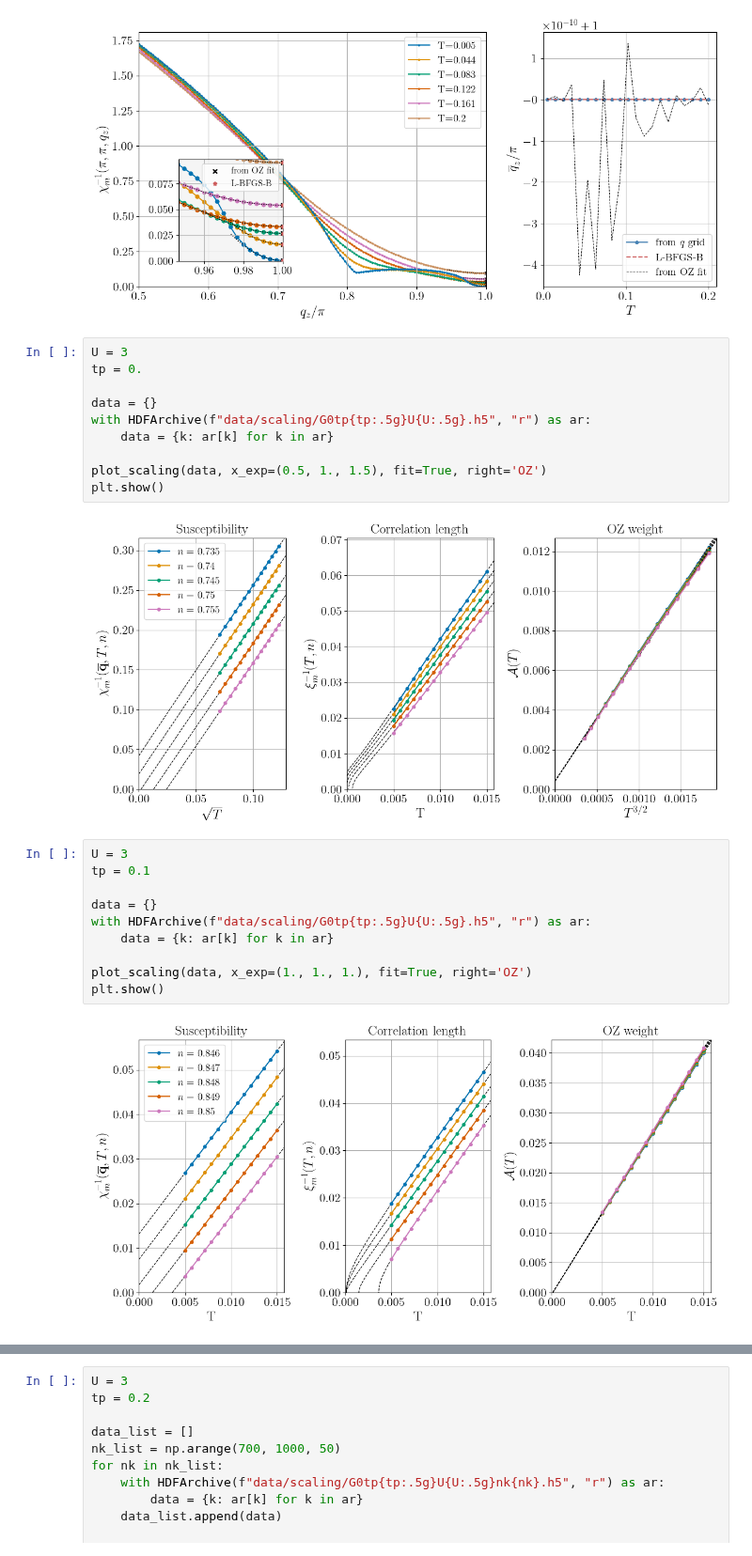
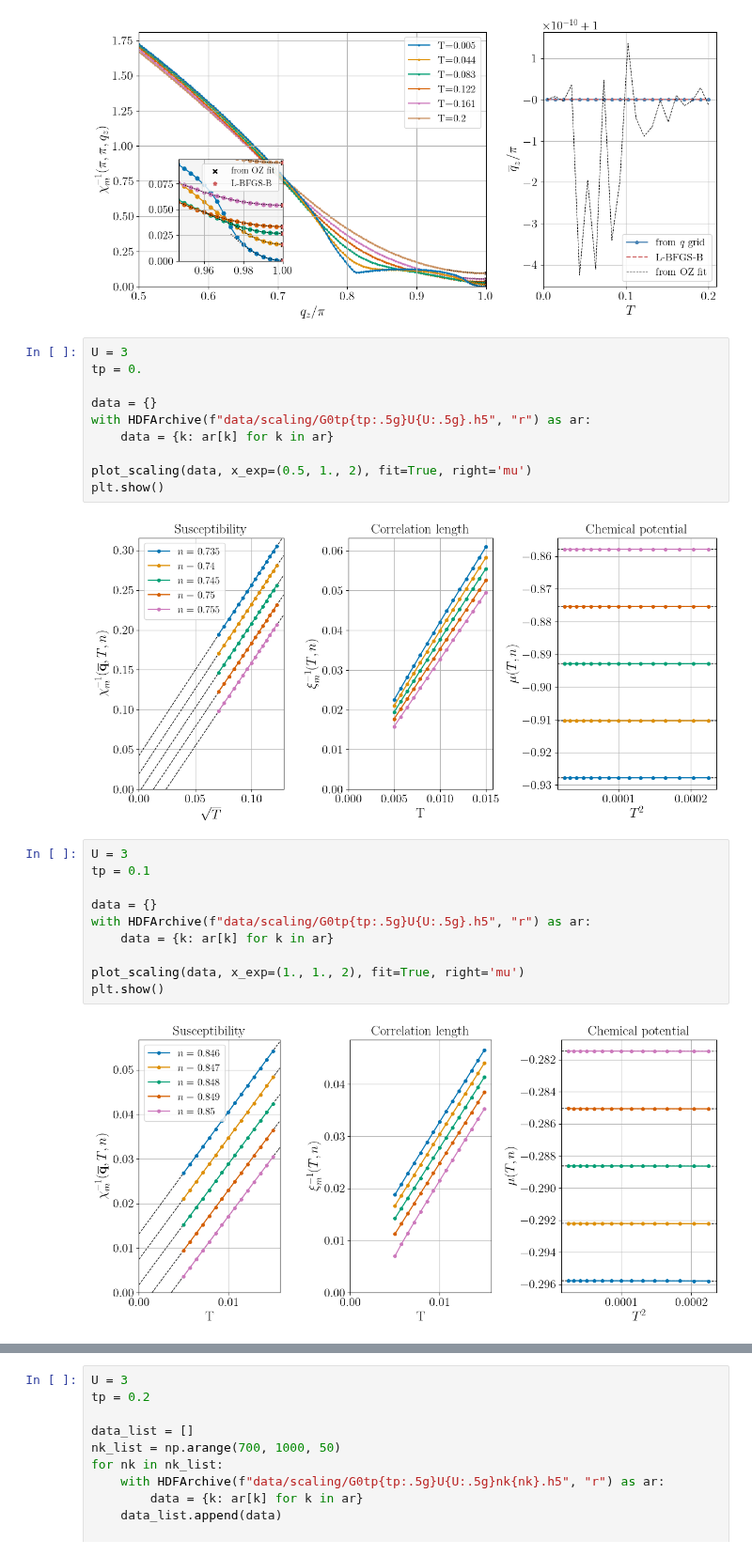
Before and after one commit to cctort/quantum_criticality, a Jupyter notebook: chi_rpa.ipynb, the cells around one changed output, grey strips where cells are left out. Shown at 94% size. Drawn from its saved outputs; the diff is of its cells as text.

```diff
--- a/chi_rpa.ipynb
+++ b/chi_rpa.ipynb
@@ -287,22 +287,22 @@ data = {}
 with HDFArchive(f"data/scaling/G0tp{tp:.5g}U{U:.5g}.h5", "r") as ar:
     data = {k: ar[k] for k in ar}
 
-plot_scaling(data, x_exp=(0.5, 1., 1.5), fit=True, right='OZ')
+plot_scaling(data, x_exp=(0.5, 1., 2), fit=True, right='mu')
 plt.show()
 # %% [output]
-[figure, old version]
+[figure, new version]
 # %%
 U = 3
 tp = 0.1
 
 data = {}
 with HDFArchive(f"data/scaling/G0tp{tp:.5g}U{U:.5g}.h5", "r") as ar:
     data = {k: ar[k] for k in ar}
 
-plot_scaling(data, x_exp=(1., 1., 1.), fit=True, right='OZ')
+plot_scaling(data, x_exp=(1., 1., 2), fit=True, right='mu')
 plt.show()
 # %% [output]
-[figure, old version]
+[figure, new version]
 # %%
 U = 3
 tp = 0.2
```
Also changed, not shown: parts of 8 cells of this notebook, 10 other files.
